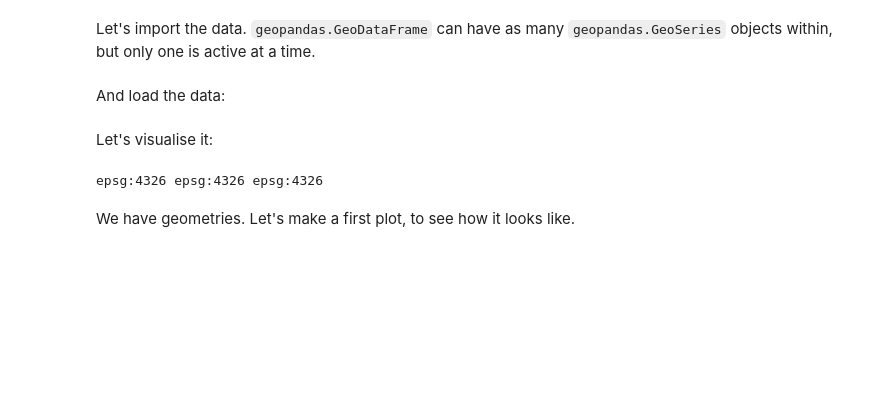
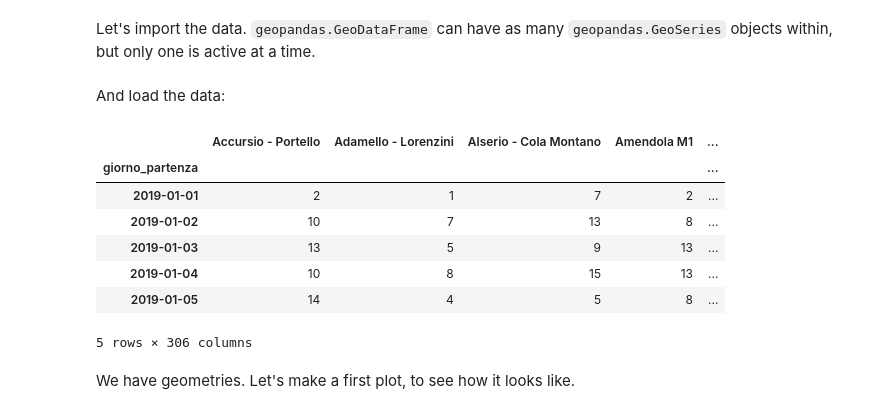
Before and after one commit to toscasterre/thesis-forecasting, a Jupyter notebook: notebooks/02_geospatial_analysis.ipynb, the cells around one changed output. Drawn from its saved outputs; the diff is of its cells as text; code cells hidden in the pictures; blank space fills up the shorter version.

```diff
--- a/notebooks/02_geospatial_analysis.ipynb
+++ b/notebooks/02_geospatial_analysis.ipynb
@@ -15,12 +15,17 @@ And load the data:
 # %%
 station_outflow = pd.read_csv("../data/bikemi_csv/station_daily_outflow.csv", parse_dates=[0], index_col=[0])\
     .fillna(0).astype("int64")
+
+station_outflow.head()
+# %% [output]
+|  | Accursio - Portello | Adamello - Lorenzini | Alserio - Cola Montano | Amendola M1 | ... |
+| giorno_partenza |  |  |  |  | ... |
+| 2019-01-01 | 2 | 1 | 7 | 2 | ... |
+| 2019-01-02 | 10 | 7 | 13 | 8 | ... |
+| 2019-01-03 | 13 | 5 | 9 | 13 | ... |
+| 2019-01-04 | 10 | 8 | 15 | 13 | ... |
+| 2019-01-05 | 14 | 4 | 5 | 8 | ... |
+5 rows × 306 columns
-# %% [markdown]
-Let's visualise it:
-# %%
-print(bikemi_stalls.crs, nil.crs, municipi.crs)
-# %% [output]
-epsg:4326 epsg:4326 epsg:4326
 # %% [markdown]
 We have geometries. Let's make a first plot, to see how it looks like.
 # %%
```
Also changed, not shown: parts of 4 cells of this notebook.
